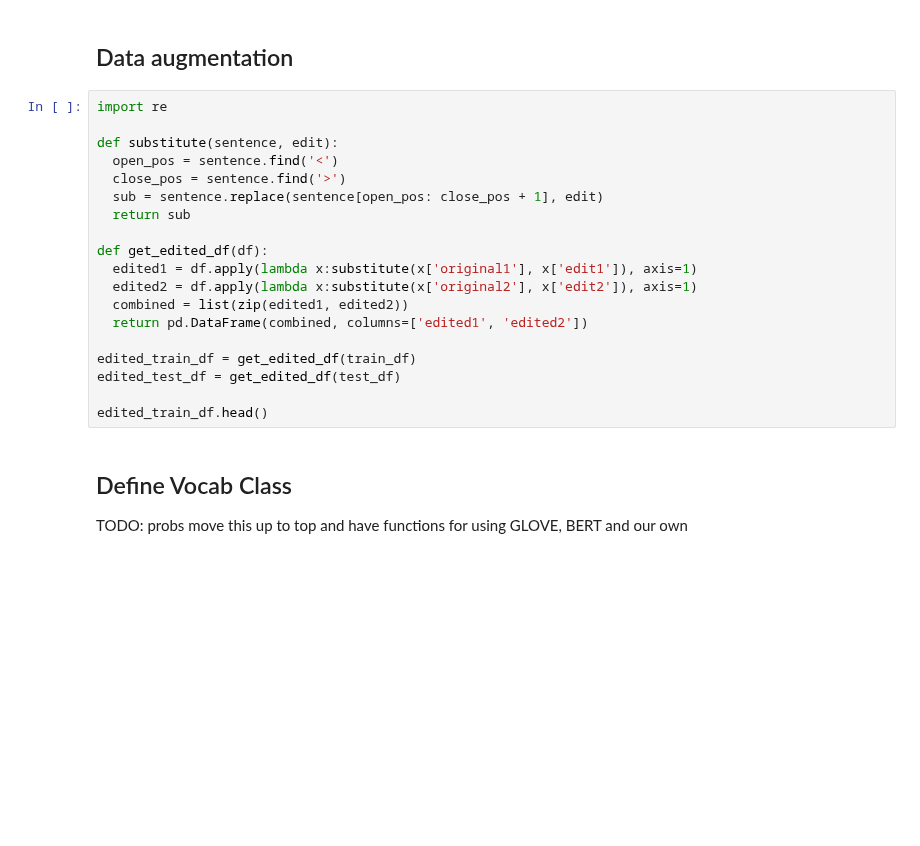
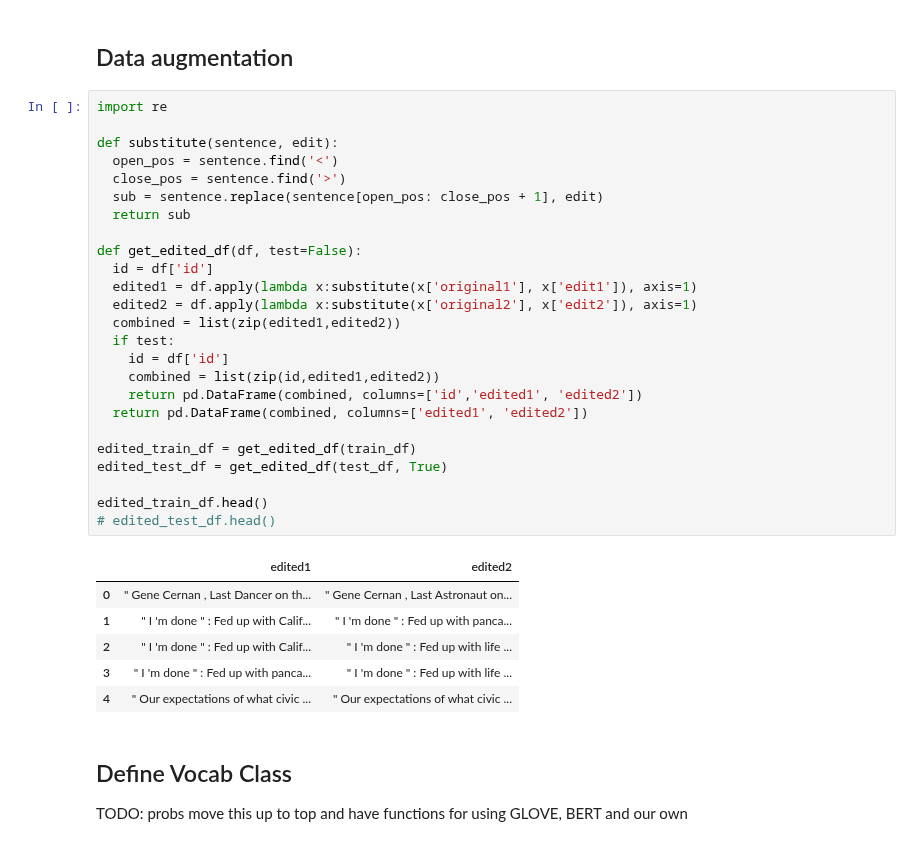
Before and after one commit to willburr/humorous-headlines, a Jupyter notebook: main.ipynb, the cells around one changed output. Drawn from its saved outputs; the diff is of its cells as text; blank space fills up the shorter version.

Commit message:
Starts implementing test set evaluation

```diff
--- a/main.ipynb
+++ b/main.ipynb
@@ -198,22 +259,35 @@ def model_performance(output, target, print_output=False):
 # %%
 import re
 
 def substitute(sentence, edit):
   open_pos = sentence.find('<')
   close_pos = sentence.find('>')
   sub = sentence.replace(sentence[open_pos: close_pos + 1], edit)
   return sub
 
-def get_edited_df(df):
+def get_edited_df(df, test=False):
+  id = df['id']
   edited1 = df.apply(lambda x:substitute(x['original1'], x['edit1']), axis=1)
   edited2 = df.apply(lambda x:substitute(x['original2'], x['edit2']), axis=1)
-  combined = list(zip(edited1, edited2))
+  combined = list(zip(edited1,edited2))
+  if test:
+    id = df['id']
+    combined = list(zip(id,edited1,edited2))
+    return pd.DataFrame(combined, columns=['id','edited1', 'edited2'])
   return pd.DataFrame(combined, columns=['edited1', 'edited2'])
 
 edited_train_df = get_edited_df(train_df)
-edited_test_df = get_edited_df(test_df)
+edited_test_df = get_edited_df(test_df, True)
 
 edited_train_df.head()
+# edited_test_df.head()
+# %% [output]
+|  | edited1 | edited2 |
+| 0 | " Gene Cernan , Last Dancer on th... | " Gene Cernan , Last Astronaut on... |
+| 1 | " I 'm done " : Fed up with Calif... | " I 'm done " : Fed up with panca... |
+| 2 | " I 'm done " : Fed up with Calif... | " I 'm done " : Fed up with life ... |
+| 3 | " I 'm done " : Fed up with panca... | " I 'm done " : Fed up with life ... |
+| 4 | " Our expectations of what civic ... | " Our expectations of what civic ... |
 # %% [markdown]
 ## Define Vocab Class
 
```
Also changed, not shown: parts of 14 cells of this notebook.
